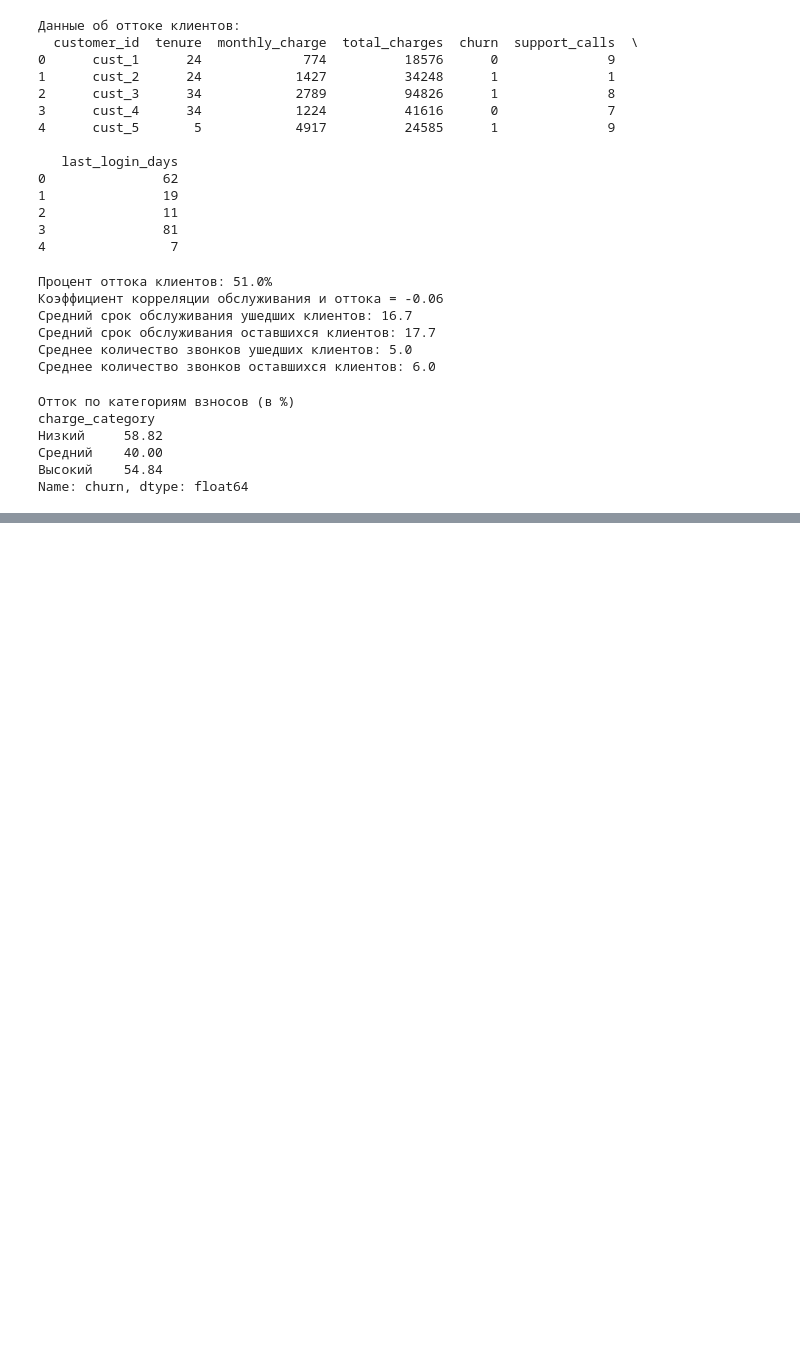
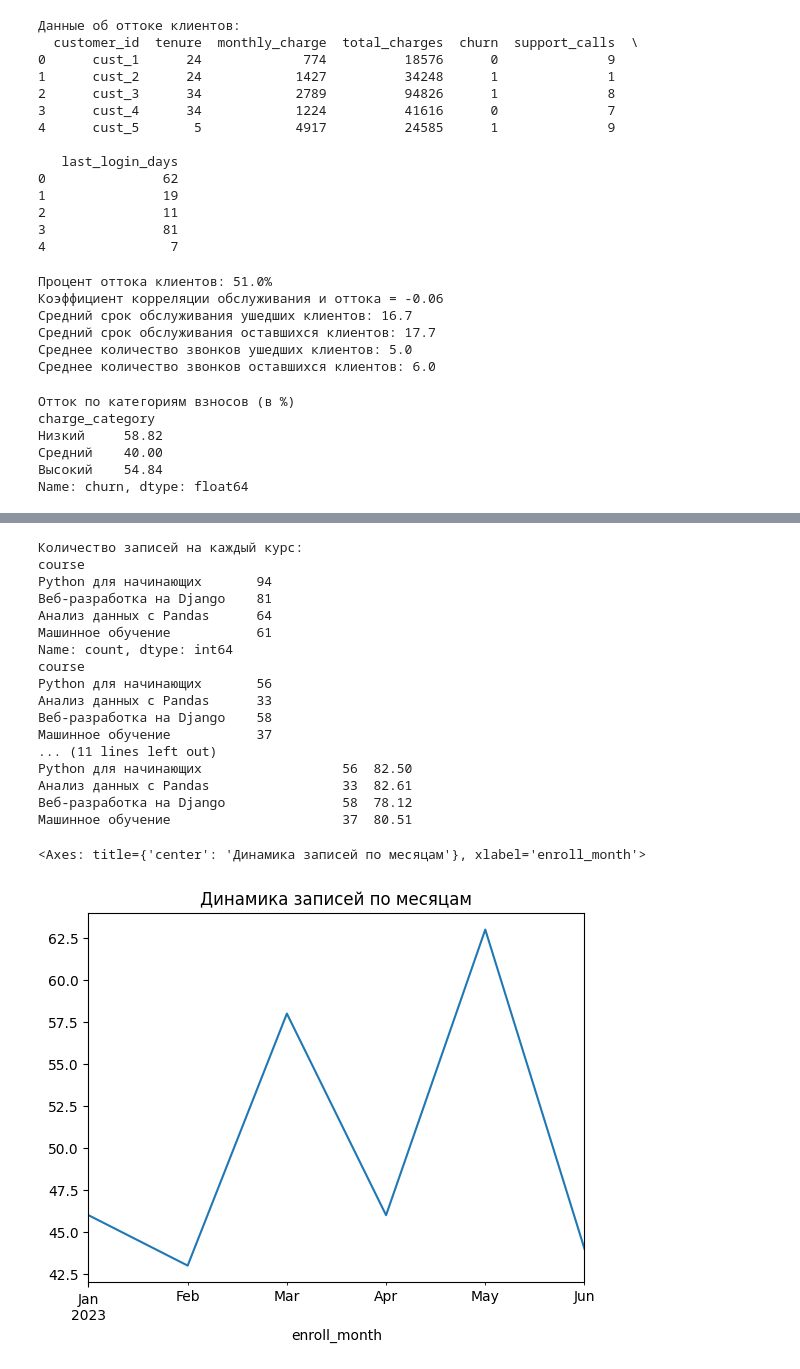
Before and after one commit to ACranberry8/Pandas-Practice, a Jupyter notebook: DataFrame Real Tasks.ipynb, the cells around one changed output, grey strips where cells are left out. Saved outputs shown, nothing was run; the diff lists cells and outputs as text; code cells hidden in the pictures; blank space fills up the shorter version.

```diff
--- a/DataFrame Real Tasks.ipynb
+++ b/DataFrame Real Tasks.ipynb
@@ -970,0 +1009,52 @@ Name: churn, dtype: float64
+# %%
+"""Задания:
+1. Посчитайте количество записей на каждый курс.
+2. Определите процент завершения для каждого курса (доля студентов, у которых есть completion_date).
+3. Найдите средний балл для каждого курса (только среди завершивших).
+4. Проанализируйте динамику записей по месяцам (постройте временной ряд по enroll_date)."""
+
+# Задача 1. Посчитайте количество записей на каждый курс
+count_of_registrations = courses_df['course'].value_counts()
+print(f'Количество записей на каждый курс:\n{count_of_registrations}')
+
+# Задача 2. Определите процент завершения для каждого курса (доля студентов, у которых есть completion_date)
+count_students_with_completion_date = courses_df.groupby('course')['completion_date'].count()
+print(count_students_with_completion_date)
+
+count_students_with_no_completion_date = count_of_registrations -  count_students_with_completion_date
+percentage_of_compete_course = count_students_with_completion_date*100/count_of_registrations
+print(f'Процент завершения для каждого курса\n{percentage_of_compete_course.round(2)}')
+
+# Задача 3. Найдите средний балл для каждого курса (только среди завершивших)
+avg_score_in_courses = courses_df.groupby('course')[['completion_date', 'score']].agg({'completion_date':'count','score':'mean'}).round(2)
+print(f'Средний балл по курсам среди завершивших курс\n{avg_score_in_courses}')
+
+# Задача 4. Проанализируйте динамику записей по месяцам (постройте временной ряд по enroll_date)
+# courses_df['enroll_month']=courses_df['enroll_date'].dt.month
+
+# Сначала создаем колонку с месяцем
+courses_df['enroll_month'] = courses_df['enroll_date'].dt.to_period('M')
+# Группируем по месяцам и считаем количество записей
+monthly_dynamic = courses_df.groupby('enroll_month').size()
+# Строим график
+monthly_dynamic.plot(kind='line', title='Динамика записей по месяцам')
+# %% [output]
+Количество записей на каждый курс:
+course
+Python для начинающих       94
+Веб-разработка на Django    81
+Анализ данных с Pandas      64
+Машинное обучение           61
+Name: count, dtype: int64
+course
+Python для начинающих       56
+Анализ данных с Pandas      33
+Веб-разработка на Django    58
+Машинное обучение           37
+... (11 lines left out)
+Python для начинающих                  56  82.50
+Анализ данных с Pandas                 33  82.61
+Веб-разработка на Django               58  78.12
+Машинное обучение                      37  80.51
+<Axes: title={'center': 'Динамика записей по месяцам'}, xlabel='enroll_month'>
+[figure, added]
```
Also changed, not shown: parts of 14 cells of this notebook, 1 other file.
